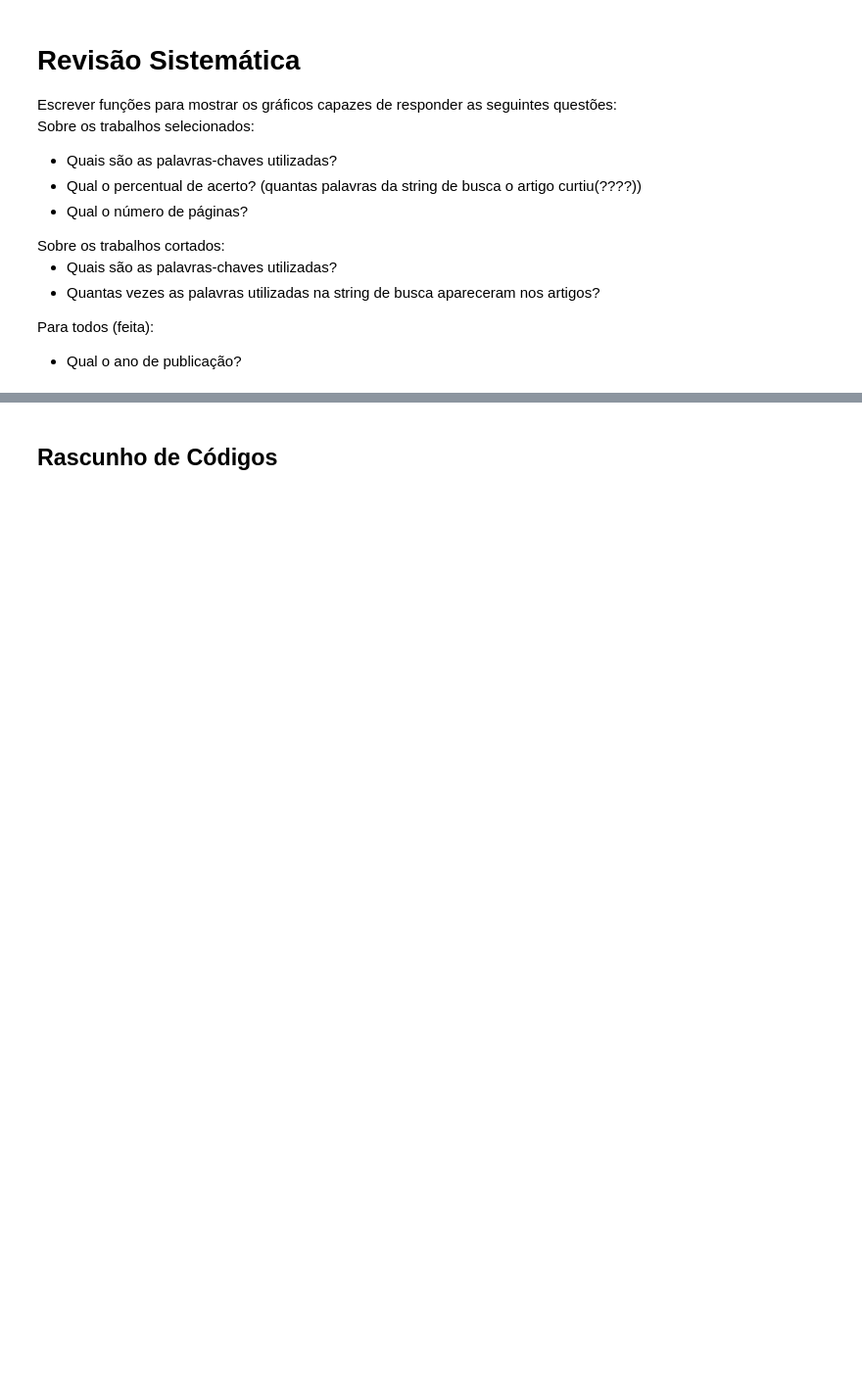
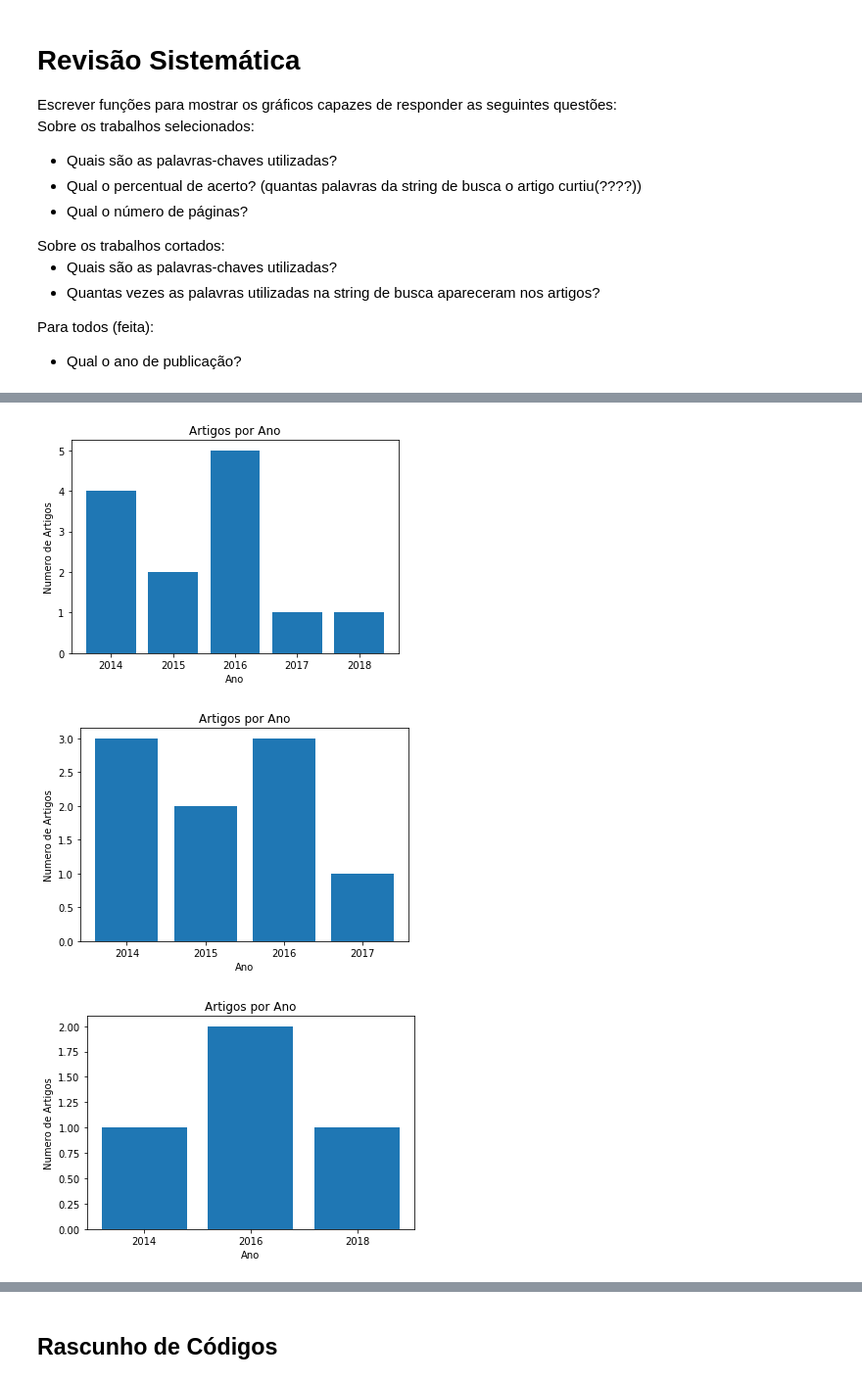
Before and after one commit to esponja92/codigoslr, a Jupyter notebook: SLR_Script.ipynb, the cells around one changed output, grey strips where cells are left out. Shown at 98% size. Cells and saved outputs as stored; diff of their text form; code cells hidden in the pictures; blank space fills up the shorter version.

```diff
--- a/SLR_Script.ipynb
+++ b/SLR_Script.ipynb
@@ -53,24 +39,32 @@ df1
 # %%
 def mostrar_grafico_artigos_por_ano(df):
     dfPoint = pd.DataFrame(np.array(df.iloc[1:,8]))
     dfPoint.columns = ['ano']
     lista_de_anos = dfPoint['ano'].tolist()
 
     anos_dict = []
     for ano in lista_de_anos:
         e = (ano, lista_de_anos.count(ano))
         if e not in anos_dict:
             anos_dict.append(e)
 
     anos_dict.sort()
 
     plt.title("Artigos por Ano")
     plt.xlabel("Ano")
     plt.ylabel("Numero de Artigos")
 
     plt.bar(range(len(anos_dict)), [e[1] for e in anos_dict], align='center')
     plt.xticks(range(len(anos_dict)), [e[0] for e in anos_dict])
     plt.show()
+
+mostrar_grafico_artigos_por_ano(df1)
+mostrar_grafico_artigos_por_ano(df2)
+mostrar_grafico_artigos_por_ano(df3)
+# %% [output]
+[figure, added]
+[figure, added]
+[figure, added]
 # %%
 def mostrar_grafico_pontuacao_total_por_artigo(df):
     somatorio = pd.DataFrame(np.array(df.iloc[1:,7]))
```
Also changed, not shown: parts of 6 cells of this notebook.
